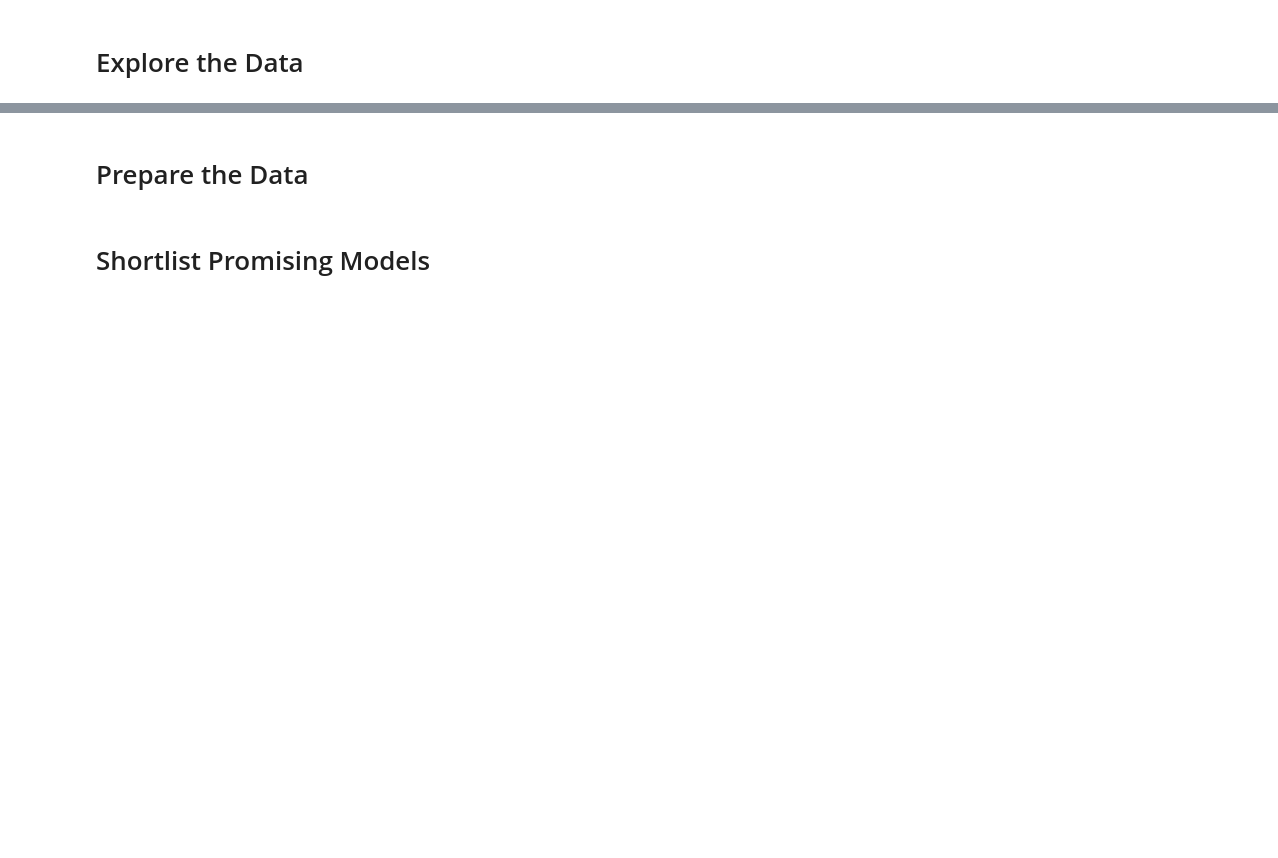
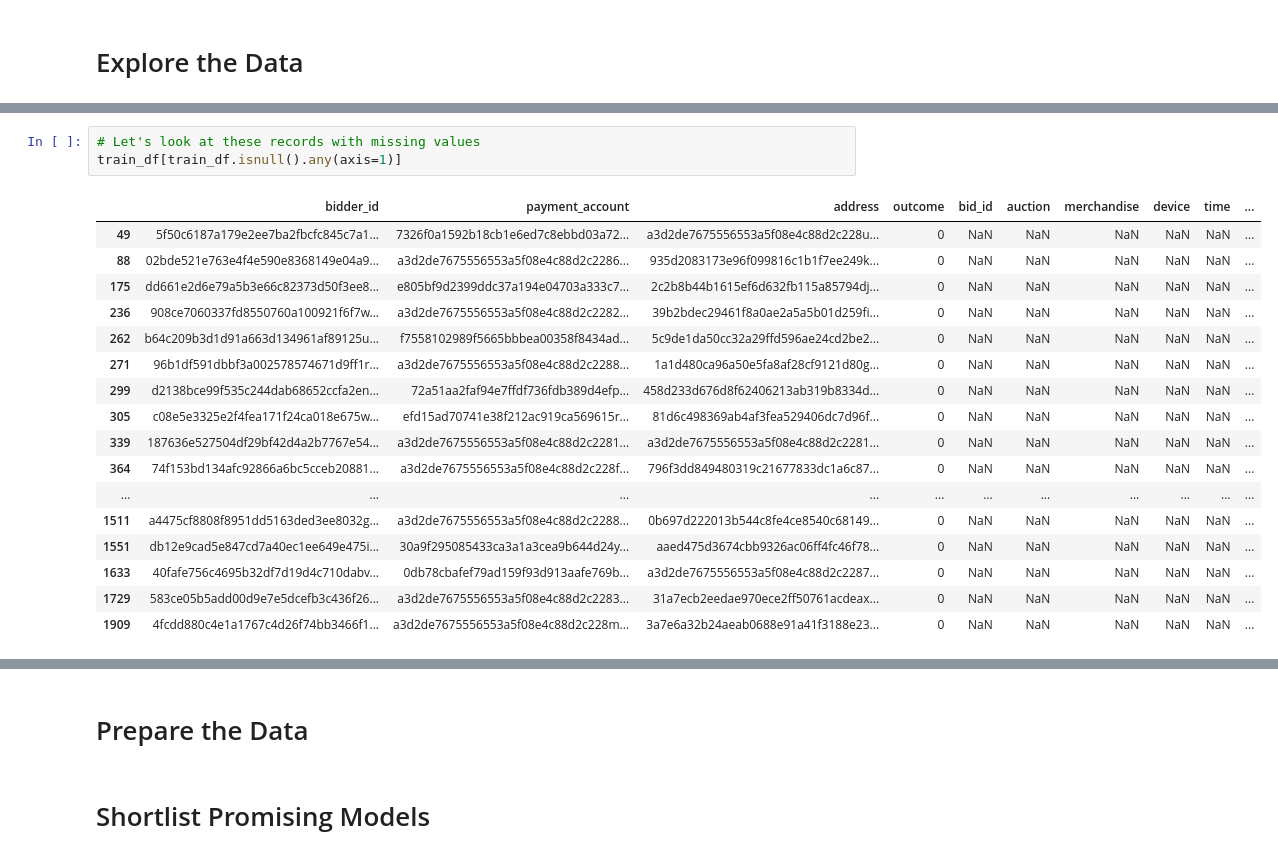
Before and after one commit to WeiKeongOng/fb-recruiting-human-robot, a Jupyter notebook: eda.ipynb, the cells around one changed output, grey strips where cells are left out. Cells and saved outputs as stored; diff of their text form; blank space fills up the shorter version.

```diff
--- a/eda.ipynb
+++ b/eda.ipynb
@@ -158,0 +250,21 @@ bidders_test.head()
+# %%
+# Let's look at these records with missing values
+train_df[train_df.isnull().any(axis=1)]
+# %% [output]
+|  | bidder_id | payment_account | address | outcome | bid_id | auction | merchandise | device | time | ... |
+| 49 | 5f50c6187a179e2ee7ba2fbcfc845c7a1... | 7326f0a1592b18cb1e6ed7c8ebbd03a72... | a3d2de7675556553a5f08e4c88d2c228u... | 0 | NaN | NaN | NaN | NaN | NaN | ... |
+| 88 | 02bde521e763e4f4e590e8368149e04a9... | a3d2de7675556553a5f08e4c88d2c2286... | 935d2083173e96f099816c1b1f7ee249k... | 0 | NaN | NaN | NaN | NaN | NaN | ... |
+| 175 | dd661e2d6e79a5b3e66c82373d50f3ee8... | e805bf9d2399ddc37a194e04703a333c7... | 2c2b8b44b1615ef6d632fb115a85794dj... | 0 | NaN | NaN | NaN | NaN | NaN | ... |
+| 236 | 908ce7060337fd8550760a100921f6f7w... | a3d2de7675556553a5f08e4c88d2c2282... | 39b2bdec29461f8a0ae2a5a5b01d259fi... | 0 | NaN | NaN | NaN | NaN | NaN | ... |
+| 262 | b64c209b3d1d91a663d134961af89125u... | f7558102989f5665bbbea00358f8434ad... | 5c9de1da50cc32a29ffd596ae24cd2be2... | 0 | NaN | NaN | NaN | NaN | NaN | ... |
+| 271 | 96b1df591dbbf3a002578574671d9ff1r... | a3d2de7675556553a5f08e4c88d2c2288... | 1a1d480ca96a50e5fa8af28cf9121d80g... | 0 | NaN | NaN | NaN | NaN | NaN | ... |
+| 299 | d2138bce99f535c244dab68652ccfa2en... | 72a51aa2faf94e7ffdf736fdb389d4efp... | 458d233d676d8f62406213ab319b8334d... | 0 | NaN | NaN | NaN | NaN | NaN | ... |
+| 305 | c08e5e3325e2f4fea171f24ca018e675w... | efd15ad70741e38f212ac919ca569615r... | 81d6c498369ab4af3fea529406dc7d96f... | 0 | NaN | NaN | NaN | NaN | NaN | ... |
+| 339 | 187636e527504df29bf42d4a2b7767e54... | a3d2de7675556553a5f08e4c88d2c2281... | a3d2de7675556553a5f08e4c88d2c2281... | 0 | NaN | NaN | NaN | NaN | NaN | ... |
+| 364 | 74f153bd134afc92866a6bc5cceb20881... | a3d2de7675556553a5f08e4c88d2c228f... | 796f3dd849480319c21677833dc1a6c87... | 0 | NaN | NaN | NaN | NaN | NaN | ... |
+| ... | ... | ... | ... | ... | ... | ... | ... | ... | ... | ... |
+| 1511 | a4475cf8808f8951dd5163ded3ee8032g... | a3d2de7675556553a5f08e4c88d2c2288... | 0b697d222013b544c8fe4ce8540c68149... | 0 | NaN | NaN | NaN | NaN | NaN | ... |
+| 1551 | db12e9cad5e847cd7a40ec1ee649e475i... | 30a9f295085433ca3a1a3cea9b644d24y... | aaed475d3674cbb9326ac06ff4fc46f78... | 0 | NaN | NaN | NaN | NaN | NaN | ... |
+| 1633 | 40fafe756c4695b32df7d19d4c710dabv... | 0db78cbafef79ad159f93d913aafe769b... | a3d2de7675556553a5f08e4c88d2c2287... | 0 | NaN | NaN | NaN | NaN | NaN | ... |
+| 1729 | 583ce05b5add00d9e7e5dcefb3c436f26... | a3d2de7675556553a5f08e4c88d2c2283... | 31a7ecb2eedae970ece2ff50761acdeax... | 0 | NaN | NaN | NaN | NaN | NaN | ... |
+| 1909 | 4fcdd880c4e1a1767c4d26f74bb3466f1... | a3d2de7675556553a5f08e4c88d2c228m... | 3a7e6a32b24aeab0688e91a41f3188e23... | 0 | NaN | NaN | NaN | NaN | NaN | ... |
```
Also changed, not shown: parts of 19 cells of this notebook.
